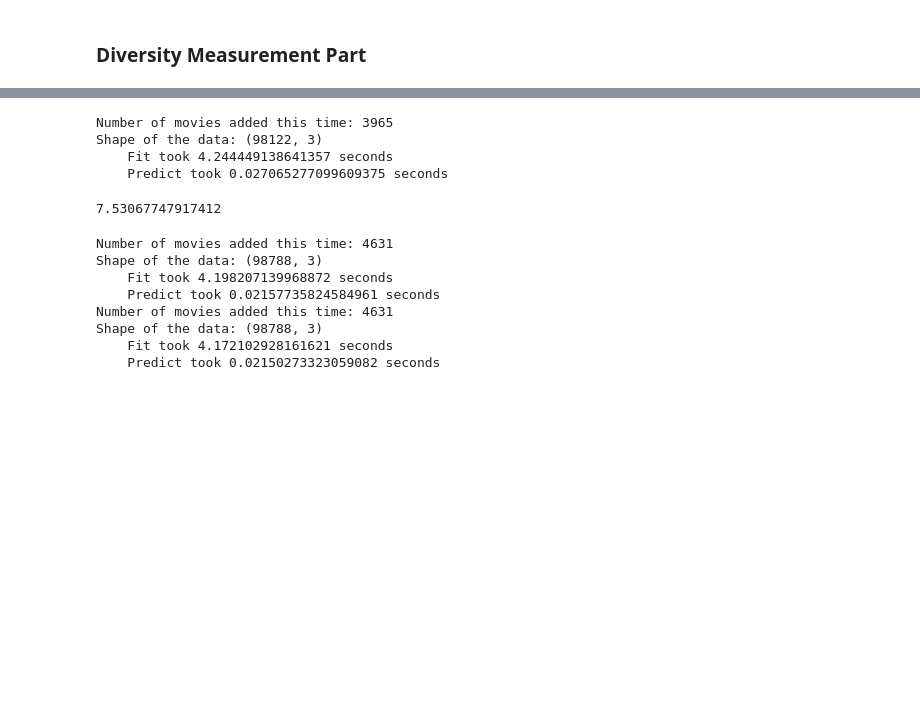
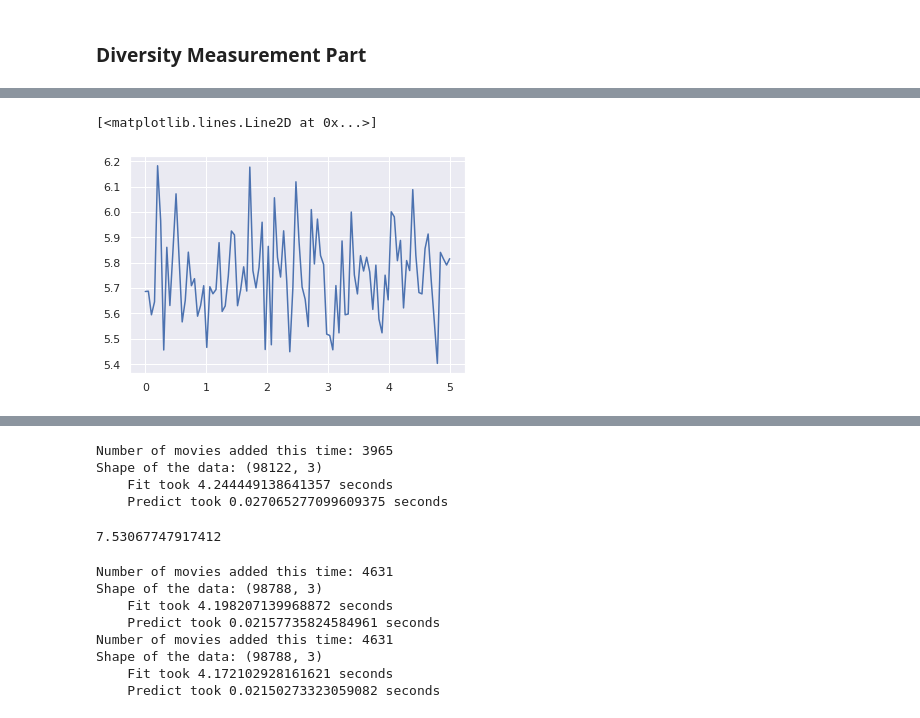
Before and after one commit to LevinRoman/escaping_echo_chambers, a Jupyter notebook: notebooks/4-Optimization.ipynb, the cells around one changed output, grey strips where cells are left out. Drawn from its saved outputs; the diff is of its cells as text; code cells hidden in the pictures; blank space fills up the shorter version.

```diff
--- a/notebooks/4-Optimization.ipynb
+++ b/notebooks/4-Optimization.ipynb
@@ -158,0 +335,7 @@ def manipulate_ratings_to_increase_diversity(unseen_movies_possible_ratings):
+# %%
+to_rate_ids = DATA.df.iid.unique()[:-100]
+
+f = []
+for k in np.linspace(0,1, 100):
+    rating = [k*5.0]*len(to_rate_ids)
+    f.append(manipulate_manual([5.0]*len(to_rate_ids), to_rate_ids))
@@ -158,0 +360,6 @@ def manipulate_ratings_to_increase_diversity(unseen_movies_possible_ratings):
+# %%
+import seaborn as sns
+plt.plot(5.0*np.linspace(0,1, 100), f)
+# %% [output]
+[<matplotlib.lines.Line2D at 0x...>]
+[figure, added]
```
Also changed, not shown: parts of 34 cells of this notebook.
